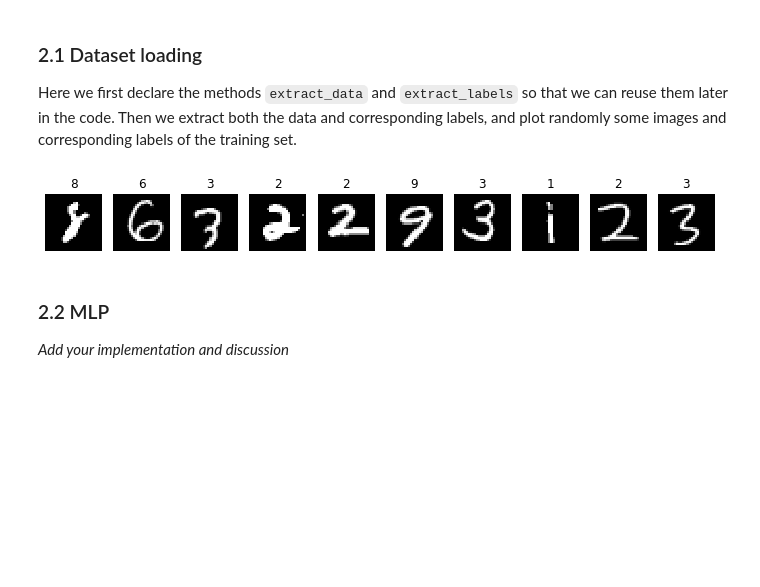
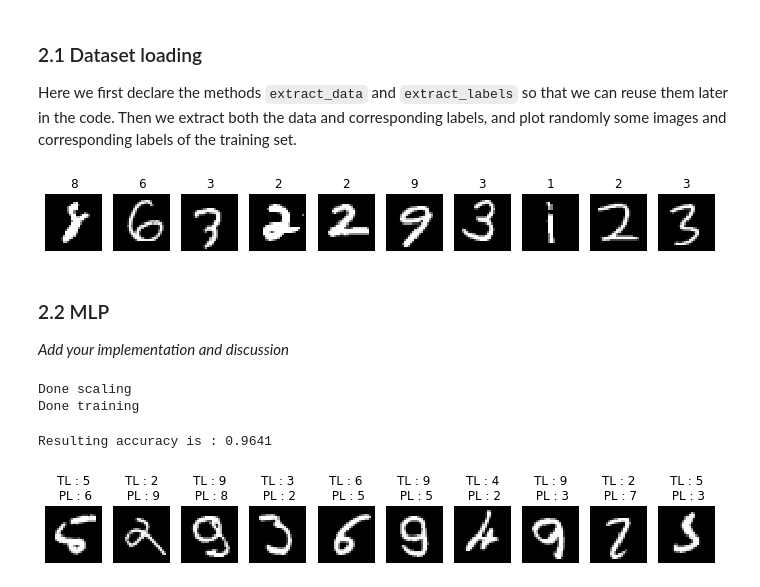
Before and after one commit to meierkilian/iapr2020_gkj, a Jupyter notebook: labs/lab_03_classification.ipynb, the cells around one changed output. Saved outputs shown, nothing was run; the diff lists cells and outputs as text; code cells hidden in the pictures; blank space fills up the shorter version.

```diff
--- a/labs/lab_03_classification.ipynb
+++ b/labs/lab_03_classification.ipynb
@@ -149,0 +161,52 @@ for ax, im, lb in zip(axes, train_images[plt_ind], train_labels[plt_ind]):
+# %%
+# Train
+# hidden_layer_sizes=(50,50) => accuraxy = 0.9716
+# hidden_layer_sizes=(33,33,33) => accuraxy = 0.9641
+
+clf = MLPClassifier(solver='lbfgs', alpha=1e-5,
+                    hidden_layer_sizes=(33, 33, 33), random_state=1, verbose=True)
+
+scaler = StandardScaler()
+
+setSize = 60000
+
+scaler.fit(vectImageArray(train_images[:setSize,:]))
+print("Done scaling")
+X_train = scaler.transform(vectImageArray(train_images[:setSize,:]))
+
+clf.fit(X_train, train_labels[:setSize])
+print("Done training")
+# %% [output]
+Done scaling
+Done training
+# %%
+# Test
+X_test = scaler.transform(vectImageArray(test_images[:setSize,:]))
+
+s = clf.score(X_test,test_labels[:setSize])
+print("Resulting accuracy is : {}".format(s))
+# %% [output]
+Resulting accuracy is : 0.9641
+# %%
+nbrFalse = 0
+maxFalse = 10
+
+listFalseId = []
+listFalsePred = []
+for i in np.arange(test_labels.shape[0]-1) :
+    if nbrFalse >= maxFalse:
+        break
+
+    pred = clf.predict(X_test[i:i+1,:])[0]
+    if test_labels[i] != pred :
+        listFalseId.append(i)
+        listFalsePred.append(pred)
+        nbrFalse = nbrFalse + 1
+
+fig, axes = plt.subplots(1, maxFalse, figsize=(12, 3))
+for ax, i, pred in zip(axes, listFalseId, listFalsePred):
+    ax.imshow(test_images[i,:,:], cmap='gray')
+    ax.axis('off')
+    ax.set_title("TL : {}\n PL : {}".format(test_labels[i],pred))
+# %% [output]
+[figure, added]
```
Also changed, not shown: parts of 2 cells of this notebook.
